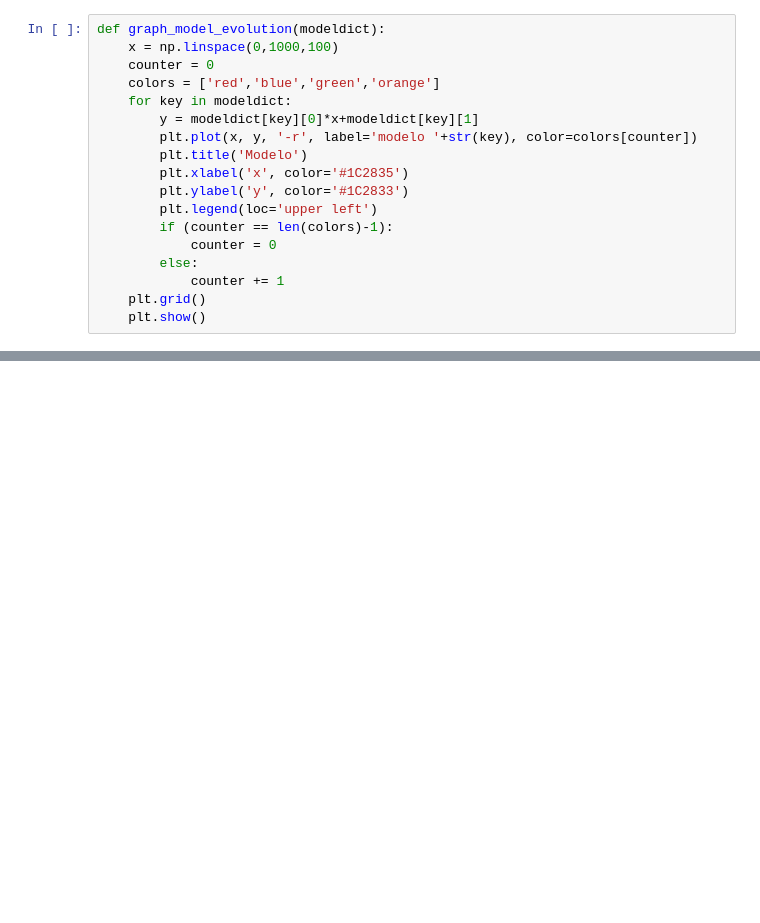
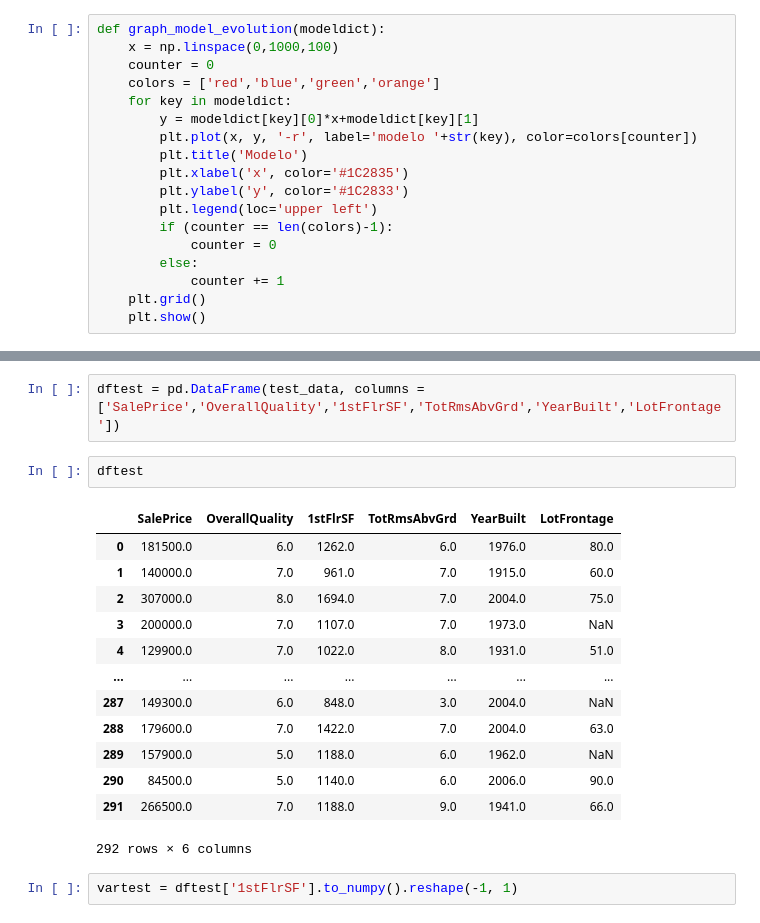
Before and after one commit to KevinMunoz19/ProyectoDCP, a Jupyter notebook: ProyectoFinal.ipynb, the cells around one changed output, grey strips where cells are left out. Saved outputs shown, nothing was run; the diff lists cells and outputs as text; blank space fills up the shorter version.

```diff
--- a/ProyectoFinal.ipynb
+++ b/ProyectoFinal.ipynb
@@ -210,0 +261,20 @@ len(colors)
+# %%
+dftest = pd.DataFrame(test_data, columns = ['SalePrice','OverallQuality','1stFlrSF','TotRmsAbvGrd','YearBuilt','LotFrontage'])
+# %%
+dftest
+# %% [output]
+|  | SalePrice | OverallQuality | 1stFlrSF | TotRmsAbvGrd | YearBuilt | LotFrontage |
+| 0 | 181500.0 | 6.0 | 1262.0 | 6.0 | 1976.0 | 80.0 |
+| 1 | 140000.0 | 7.0 | 961.0 | 7.0 | 1915.0 | 60.0 |
+| 2 | 307000.0 | 8.0 | 1694.0 | 7.0 | 2004.0 | 75.0 |
+| 3 | 200000.0 | 7.0 | 1107.0 | 7.0 | 1973.0 | NaN |
+| 4 | 129900.0 | 7.0 | 1022.0 | 8.0 | 1931.0 | 51.0 |
+| ... | ... | ... | ... | ... | ... | ... |
+| 287 | 149300.0 | 6.0 | 848.0 | 3.0 | 2004.0 | NaN |
+| 288 | 179600.0 | 7.0 | 1422.0 | 7.0 | 2004.0 | 63.0 |
+| 289 | 157900.0 | 5.0 | 1188.0 | 6.0 | 1962.0 | NaN |
+| 290 | 84500.0 | 5.0 | 1140.0 | 6.0 | 2006.0 | 90.0 |
+| 291 | 266500.0 | 7.0 | 1188.0 | 9.0 | 1941.0 | 66.0 |
+292 rows × 6 columns
+# %%
+vartest = dftest['1stFlrSF'].to_numpy().reshape(-1, 1)
```
Also changed, not shown: parts of 27 cells of this notebook, 1 other file.
